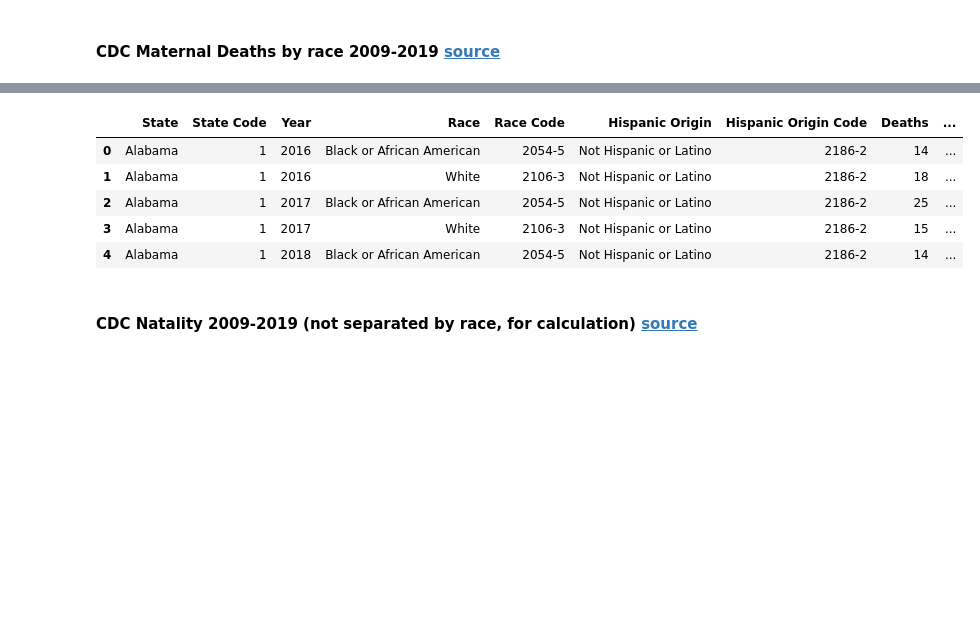
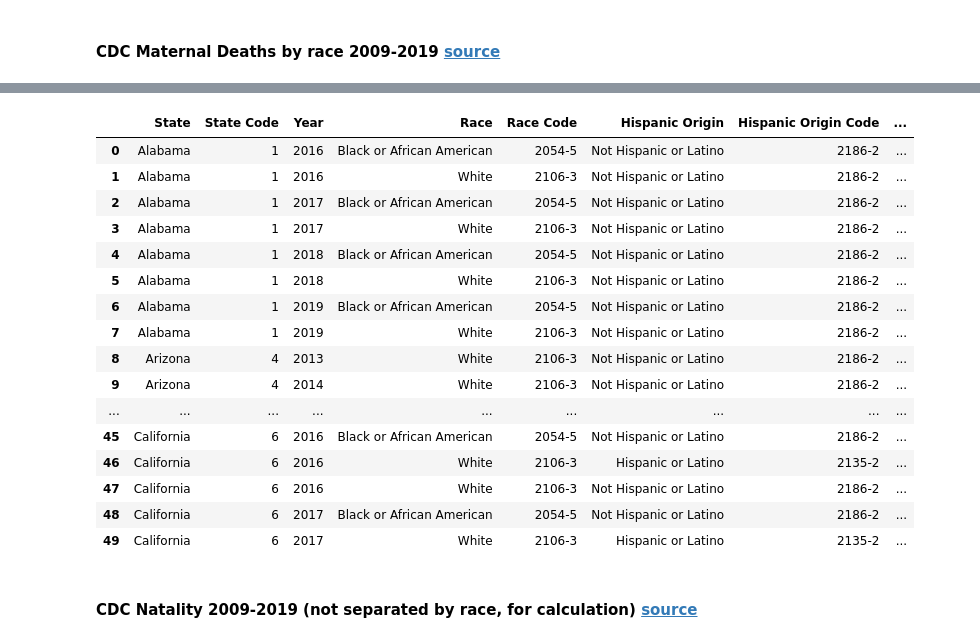
Before and after one commit to LeeProut/US-Maternal-Mortality, a Jupyter notebook: CDC_MMR_Race_P3.ipynb, the cells around one changed output, grey strips where cells are left out. Drawn from its saved outputs; the diff is of its cells as text; code cells hidden in the pictures; blank space fills up the shorter version.

Commit message:
fixed merging issue for births and deaths by race

```diff
--- a/CDC_MMR_Race_P3.ipynb
+++ b/CDC_MMR_Race_P3.ipynb
@@ -39,15 +41,27 @@ deaths_df.head(50)
 | 49 | California | 6 | 2017 | White | 2106-3 | Hispanic or Latino | 2135-2 | 41 | ... |
 # %%
 # change "Population" column to "Population by Race"
-deaths_df = deaths_df.rename(columns={"Population": "Population by Race"})
-deaths_df.head()
+deaths_race_df = deaths_df.rename(columns={"Population": "population_by_race",
+                                          "Deaths": "deaths_by_race"})
+deaths_race_df.head(50)
 # %% [output]
-|  | State | State Code | Year | Race | Race Code | Hispanic Origin | Hispanic Origin Code | Deaths | ... |
-| 0 | Alabama | 1 | 2016 | Black or African American | 2054-5 | Not Hispanic or Latino | 2186-2 | 14 | ... |
-| 1 | Alabama | 1 | 2016 | White | 2106-3 | Not Hispanic or Latino | 2186-2 | 18 | ... |
-| 2 | Alabama | 1 | 2017 | Black or African American | 2054-5 | Not Hispanic or Latino | 2186-2 | 25 | ... |
-| 3 | Alabama | 1 | 2017 | White | 2106-3 | Not Hispanic or Latino | 2186-2 | 15 | ... |
-| 4 | Alabama | 1 | 2018 | Black or African American | 2054-5 | Not Hispanic or Latino | 2186-2 | 14 | ... |
+|  | State | State Code | Year | Race | Race Code | Hispanic Origin | Hispanic Origin Code | ... |
+| 0 | Alabama | 1 | 2016 | Black or African American | 2054-5 | Not Hispanic or Latino | 2186-2 | ... |
+| 1 | Alabama | 1 | 2016 | White | 2106-3 | Not Hispanic or Latino | 2186-2 | ... |
+| 2 | Alabama | 1 | 2017 | Black or African American | 2054-5 | Not Hispanic or Latino | 2186-2 | ... |
+| 3 | Alabama | 1 | 2017 | White | 2106-3 | Not Hispanic or Latino | 2186-2 | ... |
+| 4 | Alabama | 1 | 2018 | Black or African American | 2054-5 | Not Hispanic or Latino | 2186-2 | ... |
+| 5 | Alabama | 1 | 2018 | White | 2106-3 | Not Hispanic or Latino | 2186-2 | ... |
+| 6 | Alabama | 1 | 2019 | Black or African American | 2054-5 | Not Hispanic or Latino | 2186-2 | ... |
+| 7 | Alabama | 1 | 2019 | White | 2106-3 | Not Hispanic or Latino | 2186-2 | ... |
+| 8 | Arizona | 4 | 2013 | White | 2106-3 | Not Hispanic or Latino | 2186-2 | ... |
+| 9 | Arizona | 4 | 2014 | White | 2106-3 | Not Hispanic or Latino | 2186-2 | ... |
+| ... | ... | ... | ... | ... | ... | ... | ... | ... |
+| 45 | California | 6 | 2016 | Black or African American | 2054-5 | Not Hispanic or Latino | 2186-2 | ... |
+| 46 | California | 6 | 2016 | White | 2106-3 | Hispanic or Latino | 2135-2 | ... |
+| 47 | California | 6 | 2016 | White | 2106-3 | Not Hispanic or Latino | 2186-2 | ... |
+| 48 | California | 6 | 2017 | Black or African American | 2054-5 | Not Hispanic or Latino | 2186-2 | ... |
+| 49 | California | 6 | 2017 | White | 2106-3 | Hispanic or Latino | 2135-2 | ... |
 # %% [markdown]
 #### CDC Natality 2009-2019 (not separated by race, for calculation) [source](https://wonder.cdc.gov/natality-current.html)
 # %%
```
Also changed, not shown: parts of 10 cells of this notebook, 6 other files.
